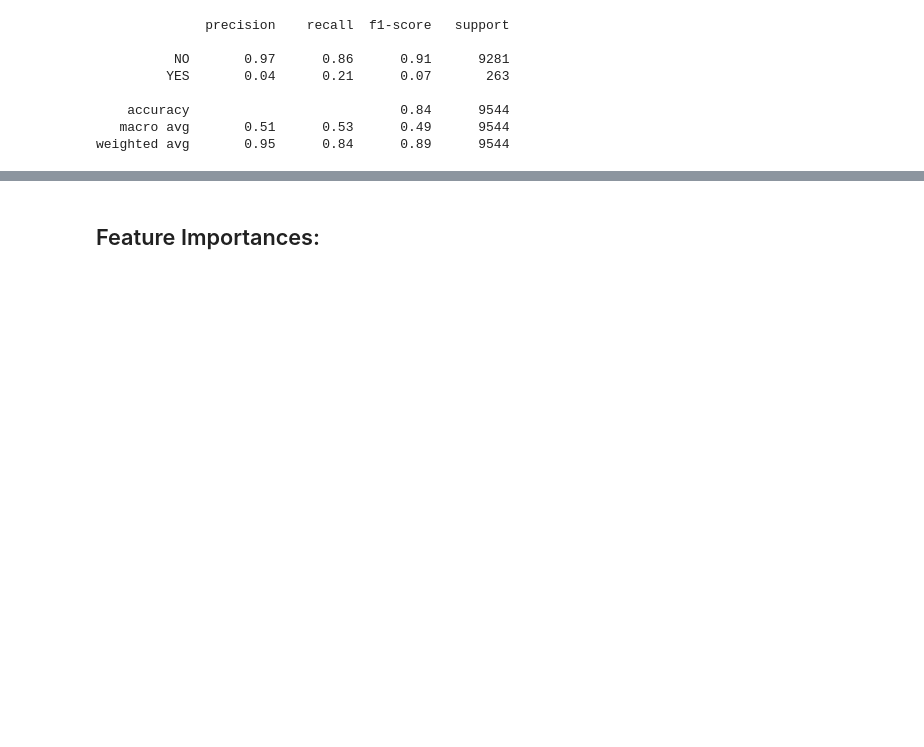
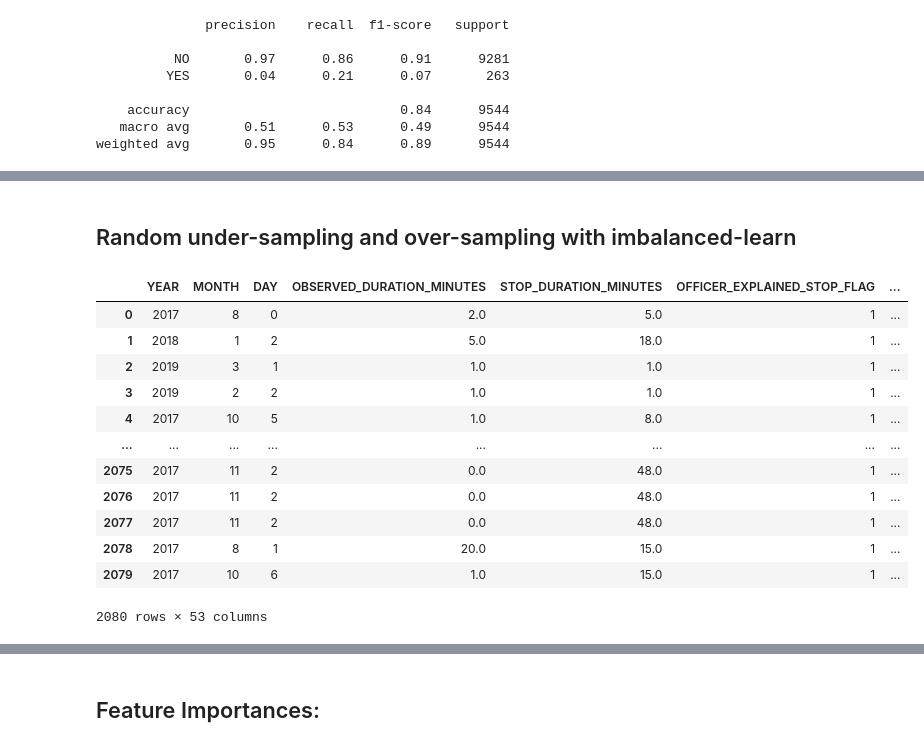
Before and after one commit to uzmabb182/data-detection-using-machine-learning, a Jupyter notebook: static/data_processing/sfq_summon_prediction.ipynb, the cells around one changed output, grey strips where cells are left out. Cells and saved outputs as stored; diff of their text form; code cells hidden in the pictures; blank space fills up the shorter version.

```diff
--- a/static/data_processing/sfq_summon_prediction.ipynb
+++ b/static/data_processing/sfq_summon_prediction.ipynb
@@ -2478,0 +2550,23 @@ Testing Score: 0.9724434199497066
+# %% [markdown]
+## Random under-sampling and over-sampling with imbalanced-learn
+# %%
+from imblearn.under_sampling import RandomUnderSampler
+
+rus = RandomUnderSampler()
+X_rus, y_rus = rus.fit_resample(X_train, y_train)
+
+X_rus
+# %% [output]
+|  | YEAR | MONTH | DAY | OBSERVED_DURATION_MINUTES | STOP_DURATION_MINUTES | OFFICER_EXPLAINED_STOP_FLAG | ... |
+| 0 | 2017 | 8 | 0 | 2.0 | 5.0 | 1 | ... |
+| 1 | 2018 | 1 | 2 | 5.0 | 18.0 | 1 | ... |
+| 2 | 2019 | 3 | 1 | 1.0 | 1.0 | 1 | ... |
+| 3 | 2019 | 2 | 2 | 1.0 | 1.0 | 1 | ... |
+| 4 | 2017 | 10 | 5 | 1.0 | 8.0 | 1 | ... |
+| ... | ... | ... | ... | ... | ... | ... | ... |
+| 2075 | 2017 | 11 | 2 | 0.0 | 48.0 | 1 | ... |
+| 2076 | 2017 | 11 | 2 | 0.0 | 48.0 | 1 | ... |
+| 2077 | 2017 | 11 | 2 | 0.0 | 48.0 | 1 | ... |
+| 2078 | 2017 | 8 | 1 | 20.0 | 15.0 | 1 | ... |
+| 2079 | 2017 | 10 | 6 | 1.0 | 15.0 | 1 | ... |
+2080 rows × 53 columns
```
Also changed, not shown: parts of 21 cells of this notebook.
